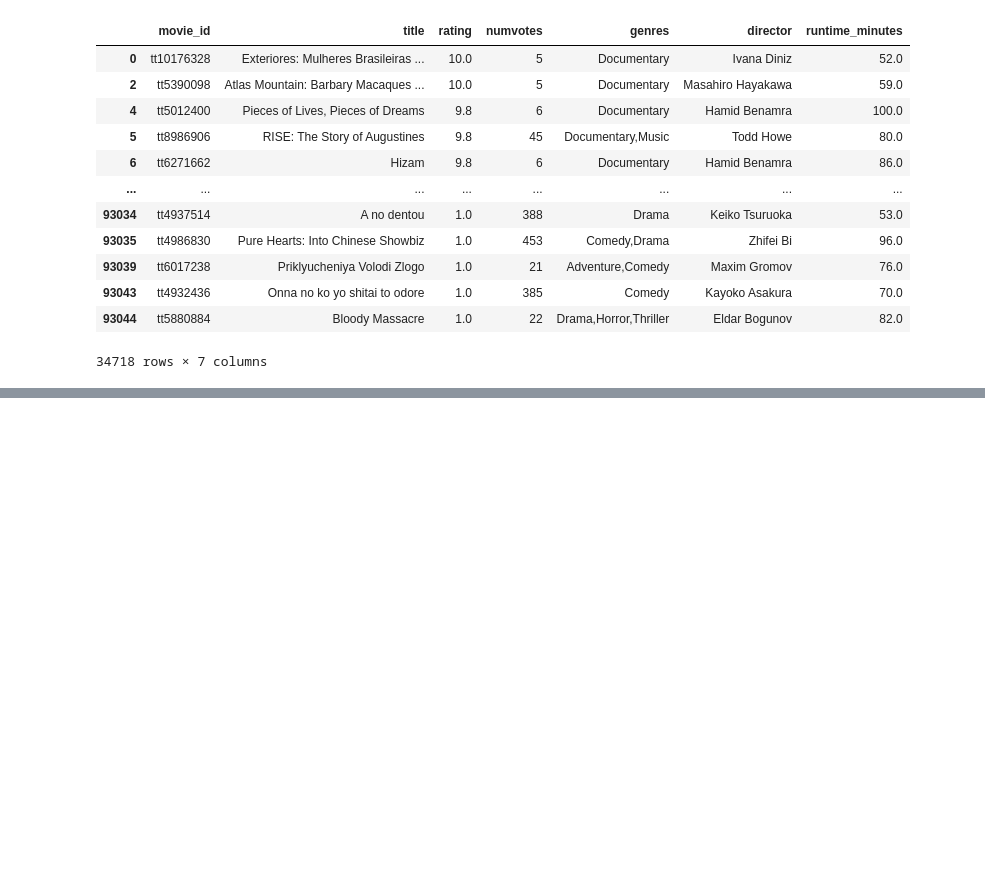
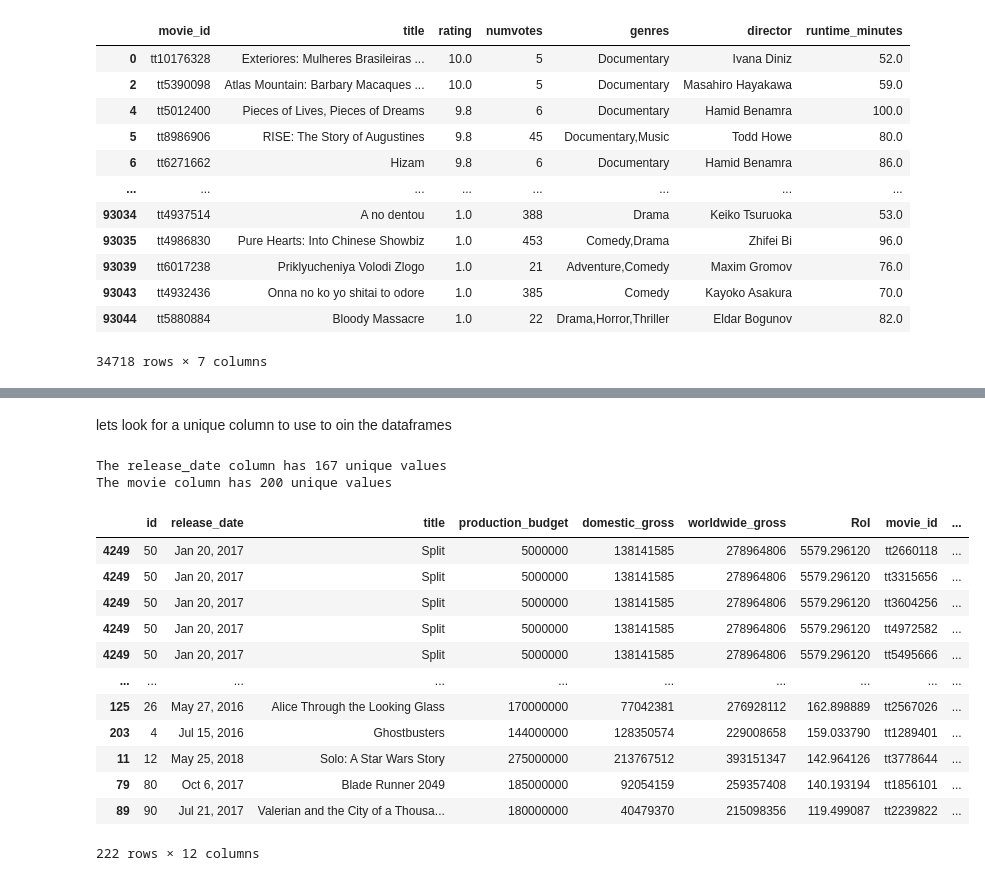
Before and after one commit to Geraldkigotho/dsc-phase-1-project-v2-4, a Jupyter notebook: student.ipynb, the cells around one changed output, grey strips where cells are left out. Drawn from its saved outputs; the diff is of its cells as text; code cells hidden in the pictures; blank space fills up the shorter version.

```diff
--- a/student.ipynb
+++ b/student.ipynb
@@ -292,0 +466,4 @@ movie_budgets_df = movie_budgets_df.rename(columns={"movie": "title"})
+# %%
+# Finding the Top 200 films with the highest worldwide gross
+num_budget_df = num_budget_df.sort_values(by='worldwide_gross', ascending=False)[:200]
+num_budget_df
@@ -292,0 +484,6 @@ movie_budgets_df = movie_budgets_df.rename(columns={"movie": "title"})
+# %%
+# Creating a new column called 'RoI' that calculates the return on investment (RoI) for each film
+#  formula for calculating RoI is to divide the film’s box office earnings by the production budget and multiplying the result by 100
+num_budget_df['RoI'] = num_budget_df['worldwide_gross'] / num_budget_df['production_budget'] * 100
+
+num_budget_df
@@ -292,0 +504,5 @@ movie_budgets_df = movie_budgets_df.rename(columns={"movie": "title"})
+# %%
+# arranging the DataFrame according to the 'RoI' column
+num_budget_df = num_budget_df.sort_values(by='RoI', ascending=False)
+
+num_budget_df
@@ -292,0 +525,5 @@ movie_budgets_df = movie_budgets_df.rename(columns={"movie": "title"})
+# %%
+# first we will drop the films in the 'movie_basics_df' that are older than 10 years
+movie_basics_df = movie_basics_df[movie_basics_df['start_year'] >= 2014]
+
+movie_basics_df
@@ -292,0 +544,28 @@ movie_budgets_df = movie_budgets_df.rename(columns={"movie": "title"})
+# %% [markdown]
+lets look for a unique column to use to oin the dataframes
+# %%
+# lets Identify a unique column within the 'num_budget_df' DataFrame that can be used to join data from other sources.
+print(f"The release_date column has {len(num_budget_df.release_date.unique())} unique values")
+print(f"The movie column has {len(num_budget_df.title.unique())} unique values")
+# %% [output]
+The release_date column has 167 unique values
+The movie column has 200 unique values
+# %%
+# Joining the 'num_budget_df' and 'movie_basics_df' DataFrames on the 'original_title' column and assign the resulting DataFrame to 'movie_data_df'
+movie_data_df = num_budget_df.join(movie_basics_df.set_index('original_title'), on='title', how='inner')
+
+movie_data_df
+# %% [output]
+|  | id | release_date | title | production_budget | domestic_gross | worldwide_gross | RoI | movie_id | ... |
+| 4249 | 50 | Jan 20, 2017 | Split | 5000000 | 138141585 | 278964806 | 5579.296120 | tt2660118 | ... |
+| 4249 | 50 | Jan 20, 2017 | Split | 5000000 | 138141585 | 278964806 | 5579.296120 | tt3315656 | ... |
+| 4249 | 50 | Jan 20, 2017 | Split | 5000000 | 138141585 | 278964806 | 5579.296120 | tt3604256 | ... |
+| 4249 | 50 | Jan 20, 2017 | Split | 5000000 | 138141585 | 278964806 | 5579.296120 | tt4972582 | ... |
+| 4249 | 50 | Jan 20, 2017 | Split | 5000000 | 138141585 | 278964806 | 5579.296120 | tt5495666 | ... |
+| ... | ... | ... | ... | ... | ... | ... | ... | ... | ... |
+| 125 | 26 | May 27, 2016 | Alice Through the Looking Glass | 170000000 | 77042381 | 276928112 | 162.898889 | tt2567026 | ... |
+| 203 | 4 | Jul 15, 2016 | Ghostbusters | 144000000 | 128350574 | 229008658 | 159.033790 | tt1289401 | ... |
+| 11 | 12 | May 25, 2018 | Solo: A Star Wars Story | 275000000 | 213767512 | 393151347 | 142.964126 | tt3778644 | ... |
+| 79 | 80 | Oct 6, 2017 | Blade Runner 2049 | 185000000 | 92054159 | 259357408 | 140.193194 | tt1856101 | ... |
+| 89 | 90 | Jul 21, 2017 | Valerian and the City of a Thousa... | 180000000 | 40479370 | 215098356 | 119.499087 | tt2239822 | ... |
+222 rows × 12 columns
```
Also changed, not shown: parts of 56 cells of this notebook.
